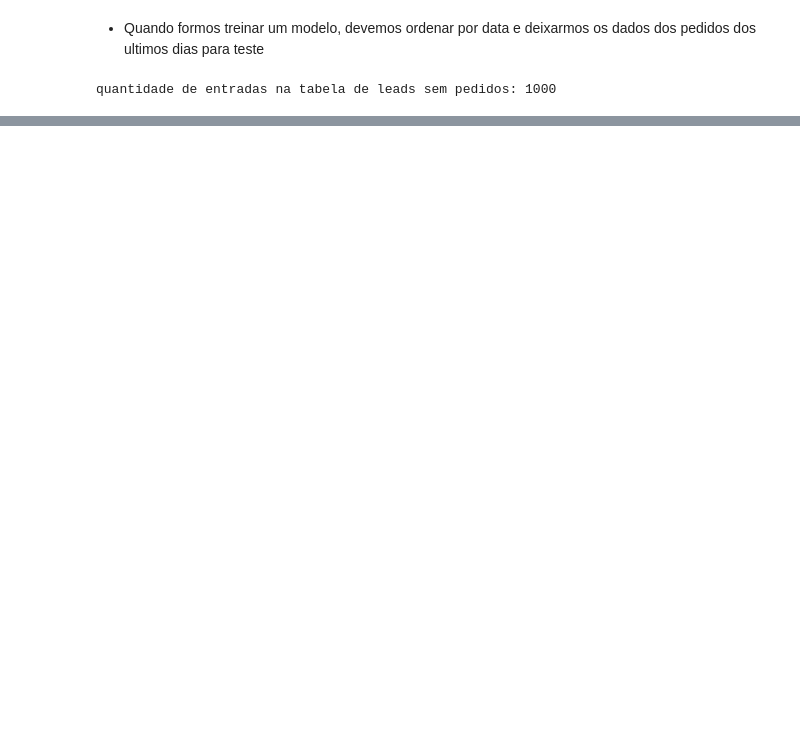
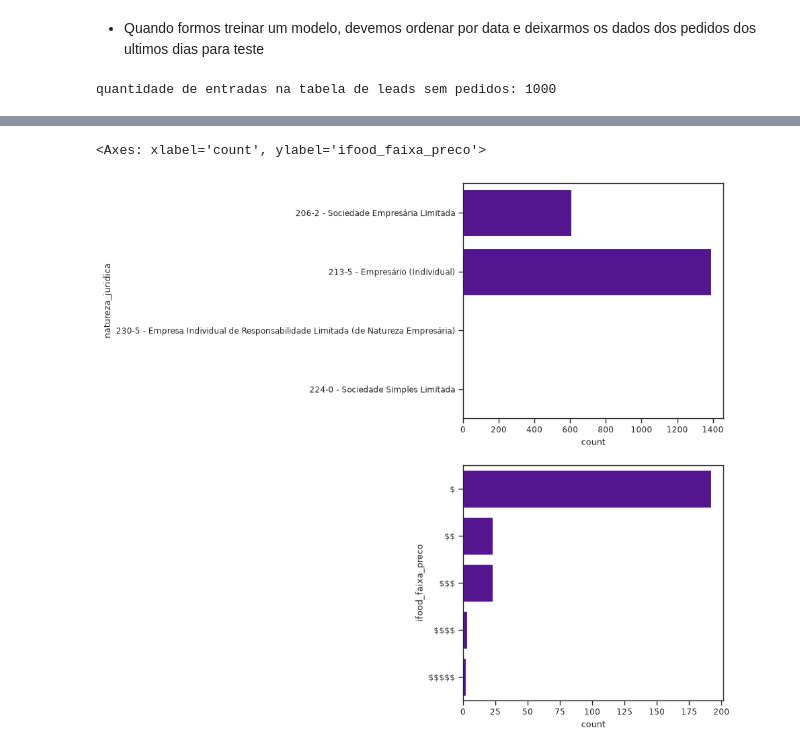
Before and after one commit to lgns-cin/CIN0144, a Jupyter notebook: EDA/com_pedidos.ipynb, the cells around one changed output, grey strips where cells are left out. Saved outputs shown, nothing was run; the diff lists cells and outputs as text; code cells hidden in the pictures; blank space fills up the shorter version.

```diff
--- a/EDA/com_pedidos.ipynb
+++ b/EDA/com_pedidos.ipynb
@@ -232,0 +326,9 @@ quantidade de entradas na tabela de leads sem pedidos: 1000
+# %%
+ax1, ax2 = plot.figure(figsize=(5, 10)).subplots(2, 1)
+
+seaborn.countplot(data=leads.natureza_juridica, ax=ax1)
+# esse map é pq aparentemente $ é um caracter especial no matplotlib
+seaborn.countplot(data=leads.ifood_faixa_preco.dropna().sort_values().map(lambda str: str.replace('$', '\\$')), ax=ax2)
+# %% [output]
+<Axes: xlabel='count', ylabel='ifood_faixa_preco'>
+[figure, added]
```
Also changed, not shown: parts of 18 cells of this notebook.
